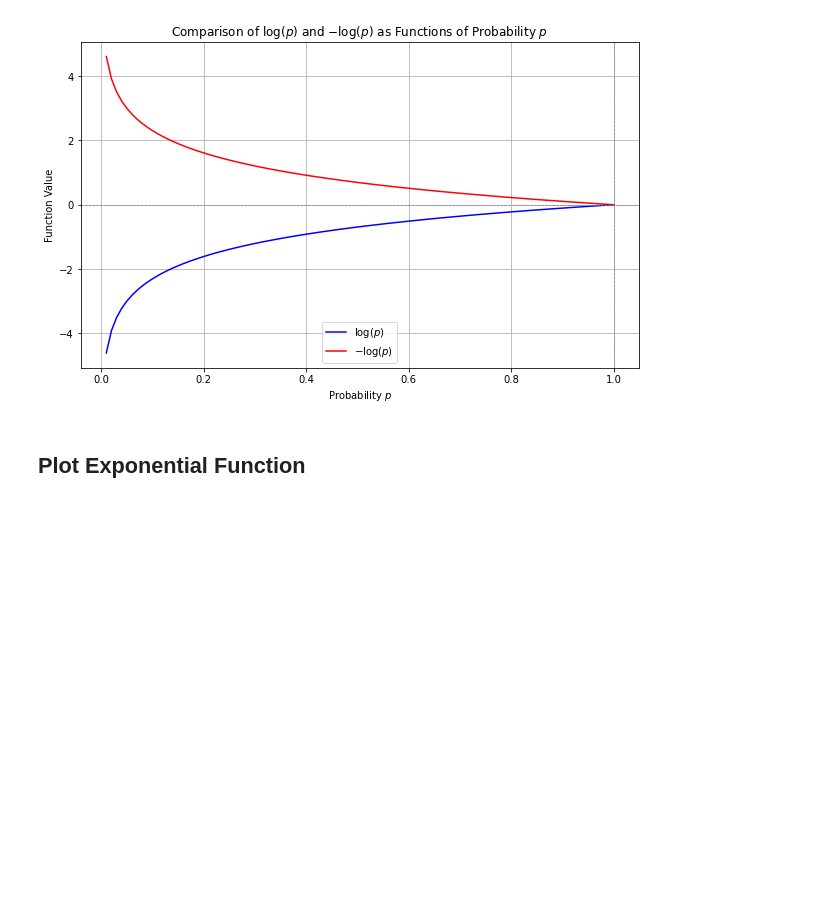
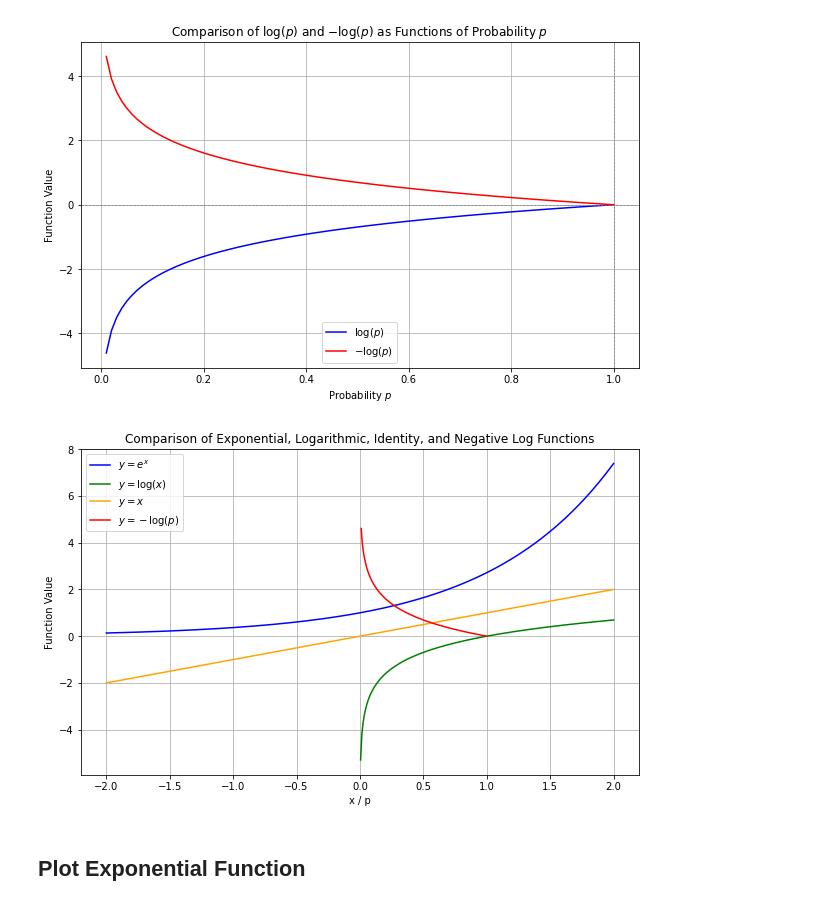
Before and after one commit to KennethWang1221/Leetcode, a Jupyter notebook: data_structures/ML_0047_Gradient_Descent_Variants.ipynb, the cells around one changed output. Drawn from its saved outputs; the diff is of its cells as text; code cells hidden in the pictures; blank space fills up the shorter version.

```diff
--- a/data_structures/ML_0047_Gradient_Descent_Variants.ipynb
+++ b/data_structures/ML_0047_Gradient_Descent_Variants.ipynb
@@ -1084,6 +1084,42 @@ plt.grid(True)
 plt.show()
 # %% [output]
 [figure]
+# %%
+import numpy as np
+import matplotlib.pyplot as plt
+
+# Define the range of x values
+x_values = np.linspace(-2, 2, 400)  # Range includes negative x values
+
+# Calculate function values
+exp_values = np.exp(x_values)
+log_values = np.log(x_values[x_values > 0])  # log(x) is defined only for x > 0
+identity_values = x_values
+p_values = np.linspace(0.01, 1, 400)  # p ranges from 0.01 to 1 to avoid log(0)
+neg_log_values = -np.log(p_values)
+
+# Create the plot
+plt.figure(figsize=(10, 6))
+plt.plot(x_values, exp_values, label=r'$y = e^{x}$', color='blue')
+plt.plot(x_values[x_values > 0], log_values, label=r'$y = \log(x)$', color='green')
+plt.plot(x_values, identity_values, label=r'$y = x$', color='orange')
+plt.plot(p_values, neg_log_values, label=r'$y = -\log(p)$', color='red')
+
+# Add titles and labels
+plt.title('Comparison of Exponential, Logarithmic, Identity, and Negative Log Functions')
+plt.xlabel('x / p')
+plt.ylabel('Function Value')
+
+# Add a legend
+plt.legend()
+
+# Add grid for better readability
+plt.grid(True)
+
+# Display the plot
+plt.show()
+# %% [output]
+[figure, added]
 # %% [markdown]
 ## Plot Exponential Function
 # %%
```
Also changed, not shown: 1 other file.
